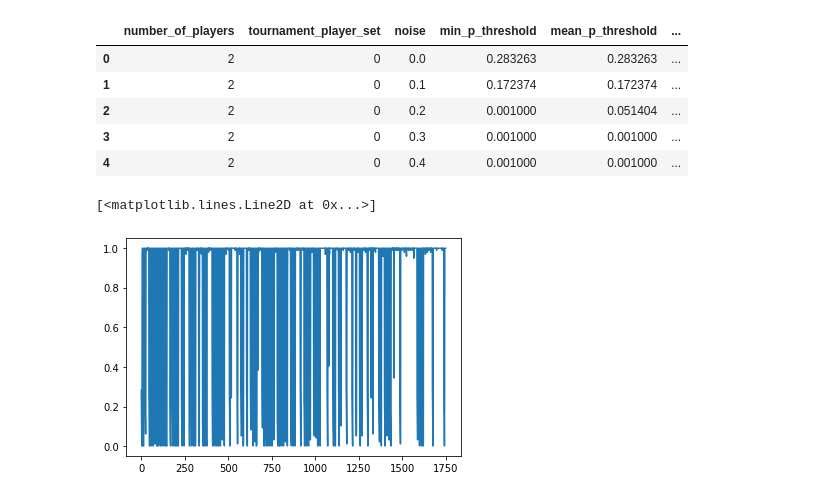
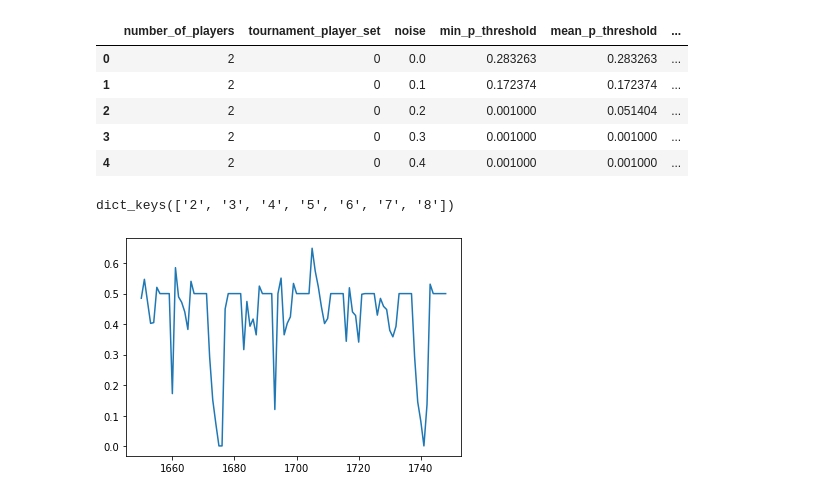
Before and after one commit to shapperzsm/final-project, a Jupyter notebook: src/analysing-the-data/main-analysis.ipynb, the cells around one changed output. Cells and saved outputs as stored; diff of their text form; code cells hidden in the pictures.

Commit message:
Collecting p-thresholds of non degenerate data sep.

```diff
--- a/src/analysing-the-data/main-analysis.ipynb
+++ b/src/analysing-the-data/main-analysis.ipynb
@@ -31,10 +33,13 @@ p_thresh_data.head()
 | 3 | 2 | 0 | 0.3 | 0.001000 | 0.001000 | ... |
 | 4 | 2 | 0 | 0.4 | 0.001000 | 0.001000 | ... |
 # %%
+separated_player_dict = {}
 for player_number in p_thresh_data["number_of_players"]:
-    separated_player_dict
+    separated_player_dict[str(player_number)] = p_thresh_data[p_thresh_data["number_of_players"] == player_number]
+separated_player_dict.keys()
+# %% [output]
+dict_keys(['2', '3', '4', '5', '6', '7', '8'])
-# %%
-plt.plot(p_thresh_data["max_p_threshold"])
-# %% [output]
-[<matplotlib.lines.Line2D at 0x...>]
-[figure, removed]
+# %%
+plt.plot(separated_player_dict["8"]["mean_p_threshold"]);
+# %% [output]
+[figure, added]
```
Also changed, not shown: parts of 1 cell of this notebook, 2 other files.
